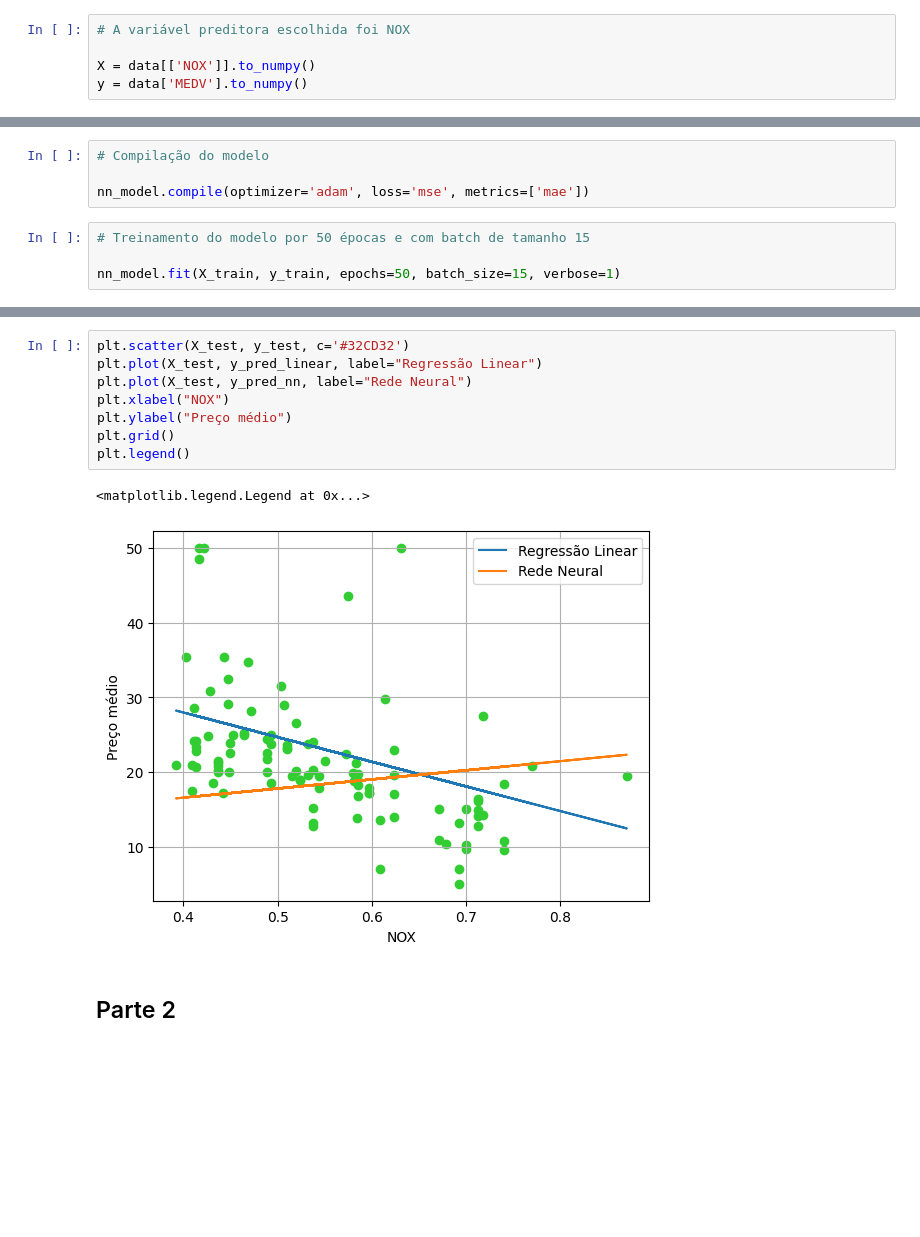
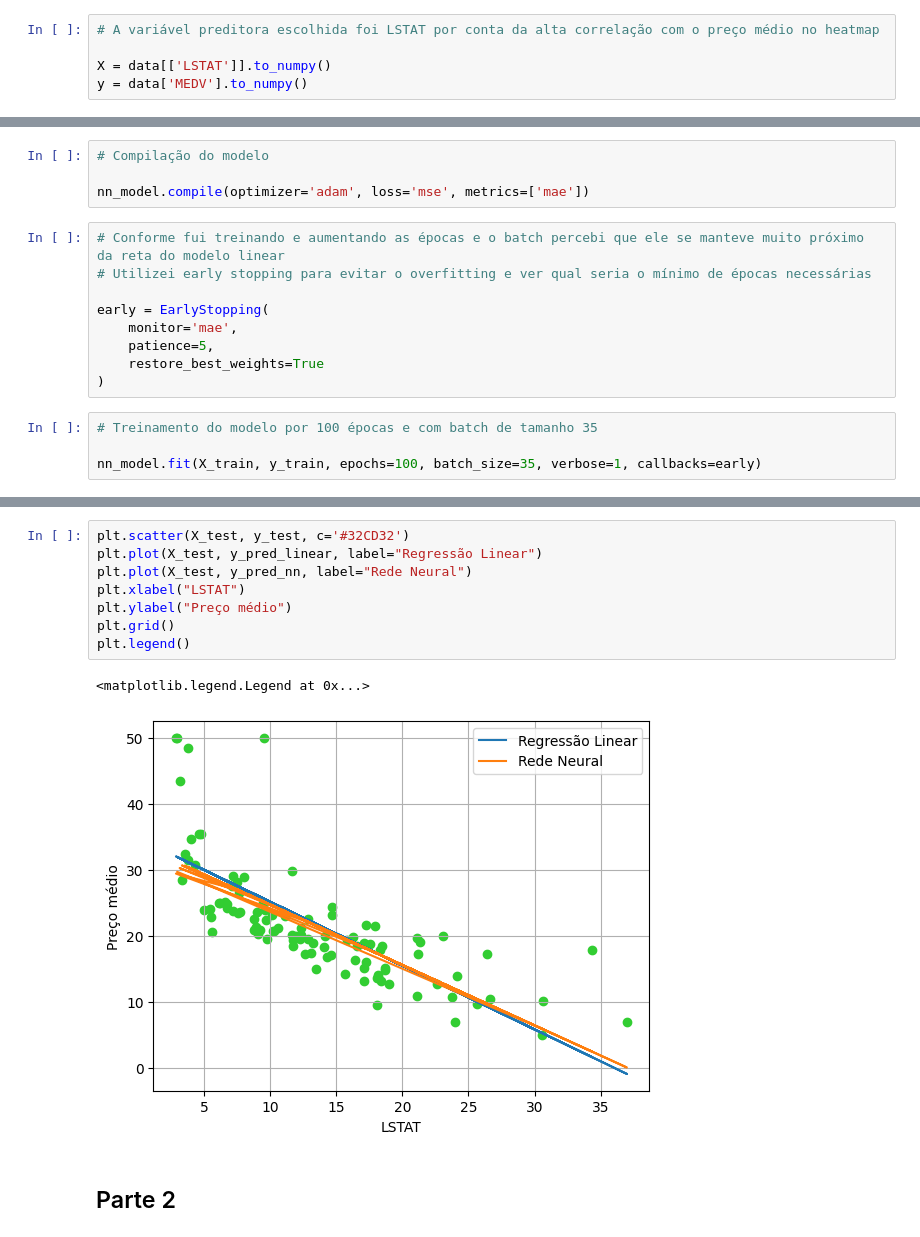
Before and after one commit to HeloisaJ/Lista_Computacional_IA, a Jupyter notebook: AtividadeIA.ipynb, the cells around one changed output, grey strips where cells are left out. Cells and saved outputs as stored; diff of their text form; blank space fills up the shorter version.

Commit message:
Alterando as variáveis utilizadas nos modelos conforme os resultados do heatmap além de adicionar early stopping na Parte 1

```diff
--- a/AtividadeIA.ipynb
+++ b/AtividadeIA.ipynb
@@ -121,9 +121,9 @@ create_heatmap(data, column_names)
 # %% [markdown]
 ### Escolhendo uma variável preditora
 # %%
-# A variável preditora escolhida foi NOX
+# A variável preditora escolhida foi LSTAT por conta da alta correlação com o preço médio no heatmap
 
-X = data[['NOX']].to_numpy()
+X = data[['LSTAT']].to_numpy()
 y = data['MEDV'].to_numpy()
 # %%
 # Mostrando o estrutura de X com a coluna NOX
@@ -239,8 +239,17 @@ Dense(1, activation='linear')
 # Compilação do modelo
 
 nn_model.compile(optimizer='adam', loss='mse', metrics=['mae'])
+# %%
+# Conforme fui treinando e aumentando as épocas e o batch percebi que ele se manteve muito próximo da reta do modelo linear
+# Utilizei early stopping para evitar o overfitting e ver qual seria o mínimo de épocas necessárias
+
+early = EarlyStopping(
+    monitor='mae',
+    patience=5,
+    restore_best_weights=True
+)
 # %%
-# Treinamento do modelo por 50 épocas e com batch de tamanho 15
+# Treinamento do modelo por 100 épocas e com batch de tamanho 35
 
-nn_model.fit(X_train, y_train, epochs=50, batch_size=15, verbose=1)
+nn_model.fit(X_train, y_train, epochs=100, batch_size=35, verbose=1, callbacks=early)
 # %% [output]
@@ -289,14 +318,14 @@ plt.grid()
 # %%
 plt.scatter(X_test, y_test, c='#32CD32')
 plt.plot(X_test, y_pred_linear, label="Regressão Linear")
 plt.plot(X_test, y_pred_nn, label="Rede Neural")
-plt.xlabel("NOX")
+plt.xlabel("LSTAT")
 plt.ylabel("Preço médio")
 plt.grid()
 plt.legend()
 # %% [output]
 <matplotlib.legend.Legend at 0x...>
-[figure, old version]
+[figure, new version]
 # %% [markdown]
 ## Parte 2
 # %% [markdown]
```
Also changed, not shown: parts of 20 cells of this notebook.
